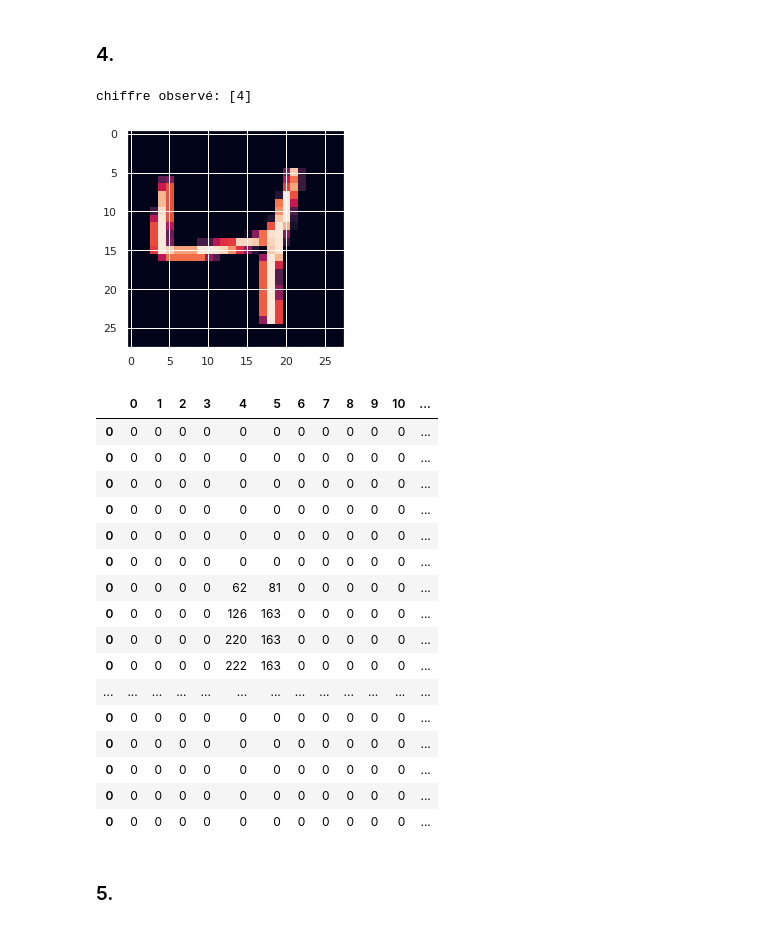
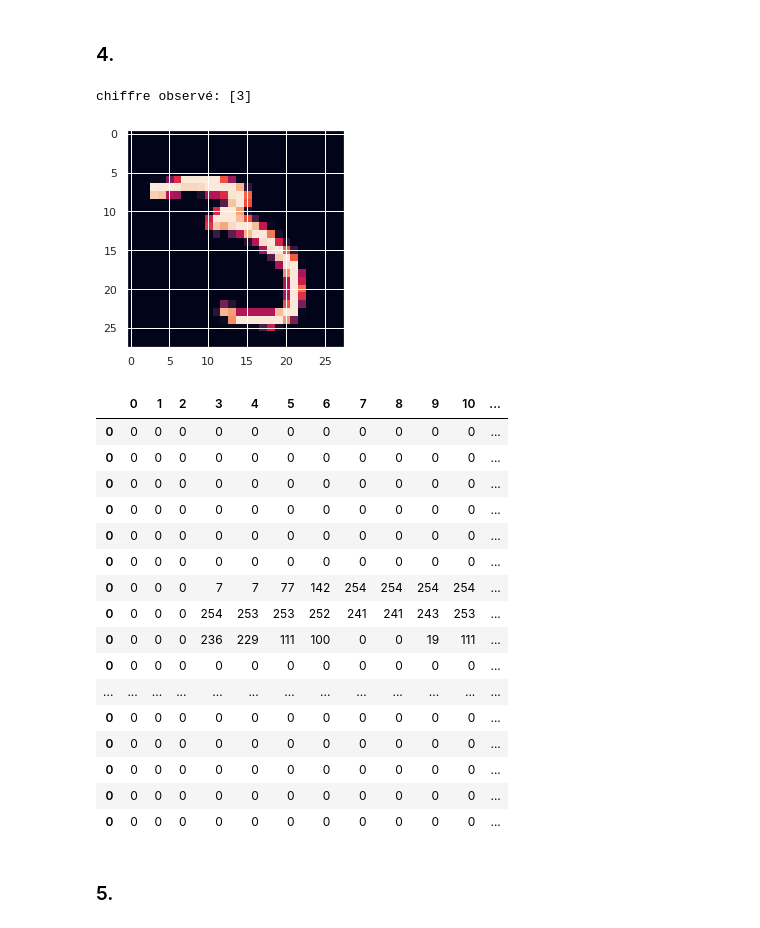
Before and after one commit to Malick-W/Master_DS, a Jupyter notebook: Statistique_en_grande_dimension/TP/TP1/script_TP1.ipynb, the cells around one changed output. Saved outputs shown, nothing was run; the diff lists cells and outputs as text; code cells hidden in the pictures.

```diff
--- a/Statistique_en_grande_dimension/TP/TP1/script_TP1.ipynb
+++ b/Statistique_en_grande_dimension/TP/TP1/script_TP1.ipynb
@@ -522,19 +523,19 @@ Ytest = df_test.iloc[:,0:1]
 # %% [markdown]
 ### 4.
 # %%
-i = 1
+i = 85
 image = (Xtrain.values[i]).reshape(28,28)
 
 print("chiffre observé:", Ytrain.values[i])
 
 import matplotlib.pyplot as plt
 plt.imshow(image)
 plt.show()
 
 pd.DataFrame(image,index=image[:,0])
 # %% [output]
-chiffre observé: [4]
+chiffre observé: [3]
-[figure, old version]
+[figure, new version]
 |  | 0 | 1 | 2 | 3 | 4 | 5 | 6 | 7 | 8 | 9 | 10 | ... |
 | 0 | 0 | 0 | 0 | 0 | 0 | 0 | 0 | 0 | 0 | 0 | 0 | ... |
 | 0 | 0 | 0 | 0 | 0 | 0 | 0 | 0 | 0 | 0 | 0 | 0 | ... |
@@ -542,10 +543,10 @@ chiffre observé: [4]
 | 0 | 0 | 0 | 0 | 0 | 0 | 0 | 0 | 0 | 0 | 0 | 0 | ... |
 | 0 | 0 | 0 | 0 | 0 | 0 | 0 | 0 | 0 | 0 | 0 | 0 | ... |
 | 0 | 0 | 0 | 0 | 0 | 0 | 0 | 0 | 0 | 0 | 0 | 0 | ... |
-| 0 | 0 | 0 | 0 | 0 | 62 | 81 | 0 | 0 | 0 | 0 | 0 | ... |
-| 0 | 0 | 0 | 0 | 0 | 126 | 163 | 0 | 0 | 0 | 0 | 0 | ... |
-| 0 | 0 | 0 | 0 | 0 | 220 | 163 | 0 | 0 | 0 | 0 | 0 | ... |
-| 0 | 0 | 0 | 0 | 0 | 222 | 163 | 0 | 0 | 0 | 0 | 0 | ... |
+| 0 | 0 | 0 | 0 | 7 | 7 | 77 | 142 | 254 | 254 | 254 | 254 | ... |
+| 0 | 0 | 0 | 0 | 254 | 253 | 253 | 252 | 241 | 241 | 243 | 253 | ... |
+| 0 | 0 | 0 | 0 | 236 | 229 | 111 | 100 | 0 | 0 | 19 | 111 | ... |
+| 0 | 0 | 0 | 0 | 0 | 0 | 0 | 0 | 0 | 0 | 0 | 0 | ... |
 | ... | ... | ... | ... | ... | ... | ... | ... | ... | ... | ... | ... | ... |
 | 0 | 0 | 0 | 0 | 0 | 0 | 0 | 0 | 0 | 0 | 0 | 0 | ... |
 | 0 | 0 | 0 | 0 | 0 | 0 | 0 | 0 | 0 | 0 | 0 | 0 | ... |
```
Also changed, not shown: parts of 19 cells of this notebook, 4 other files.
